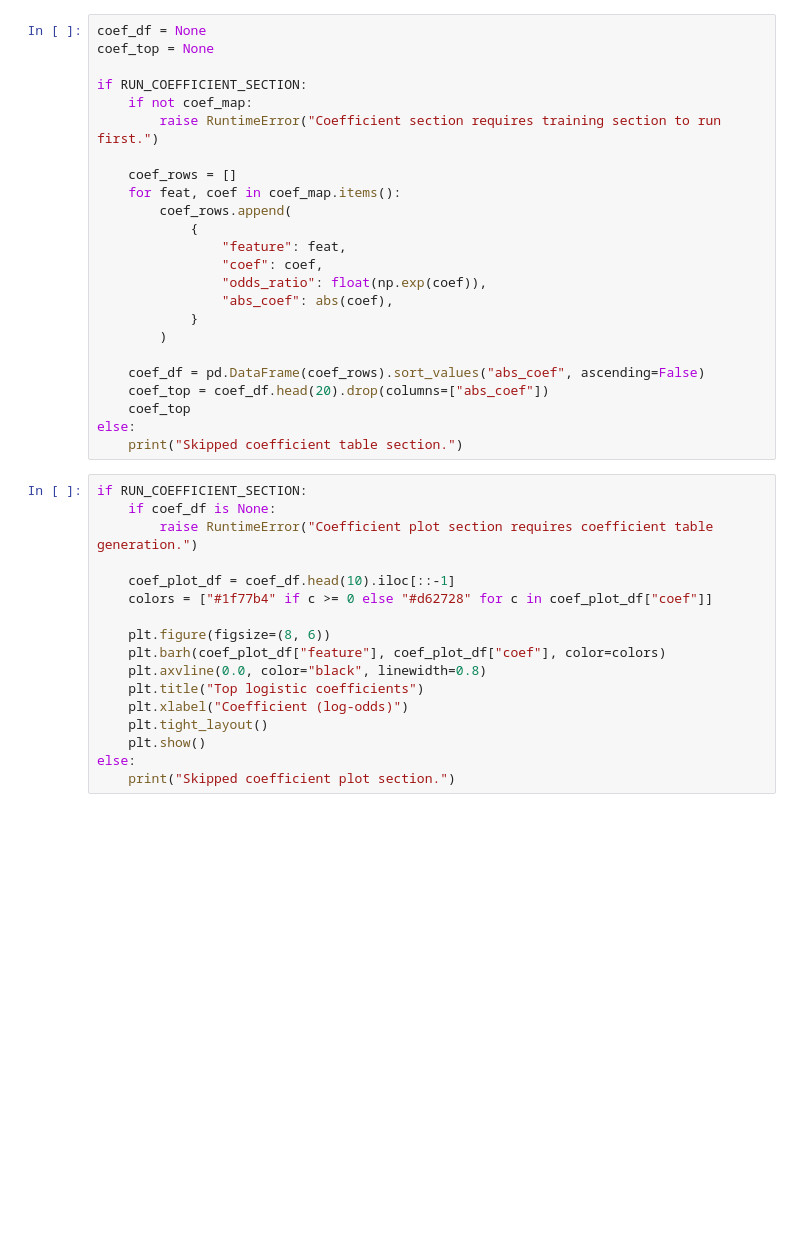
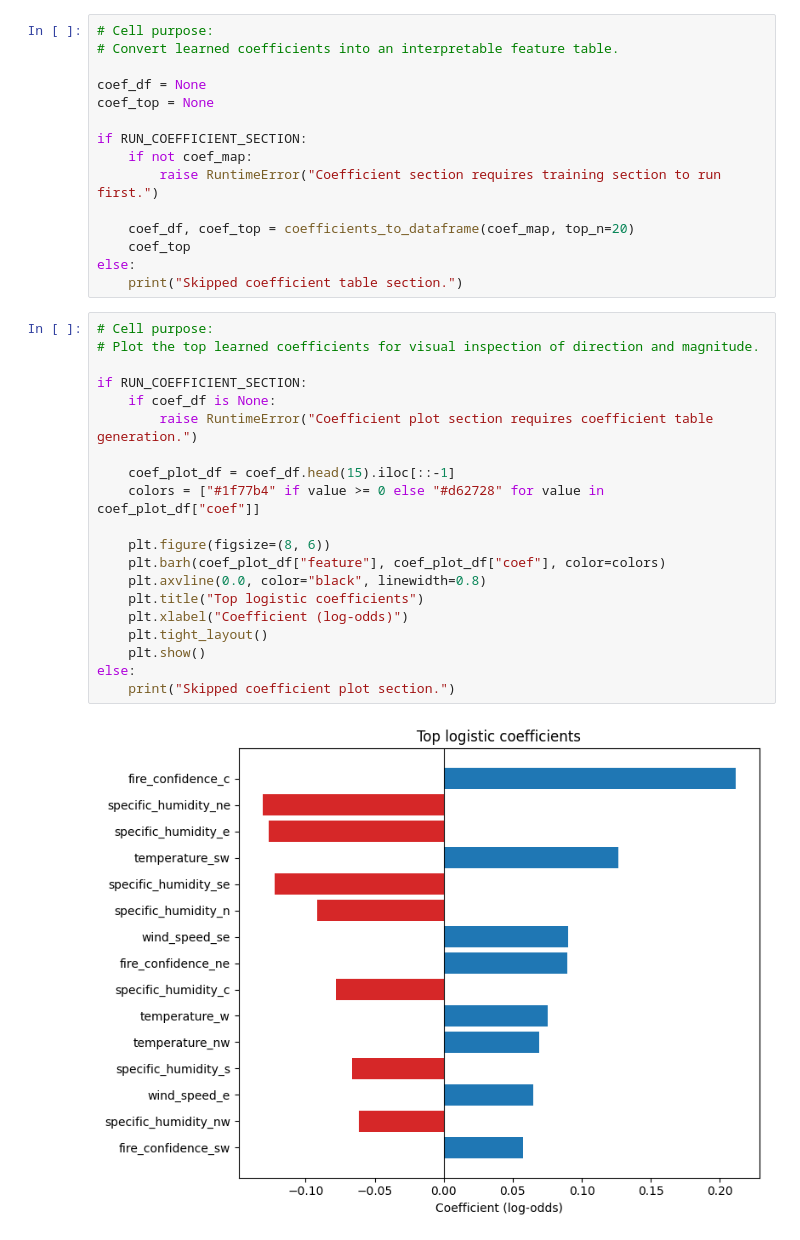
Before and after one commit to seanpatrickmay/wildfire-modeling, a Jupyter notebook: docs/neighbor_cell_confidence_regression.ipynb, the cells around one changed output. Saved outputs shown, nothing was run; the diff lists cells and outputs as text; blank space fills up the shorter version.

```diff
--- a/docs/neighbor_cell_confidence_regression.ipynb
+++ b/docs/neighbor_cell_confidence_regression.ipynb
@@ -1060,4 +839,7 @@ pr_df.head(501)
 # %%
+# Cell purpose:
+# Convert learned coefficients into an interpretable feature table.
+
 coef_df = None
 coef_top = None
 
@@ -1065,38 +847,31 @@ if RUN_COEFFICIENT_SECTION:
     if not coef_map:
         raise RuntimeError("Coefficient section requires training section to run first.")
 
-    coef_rows = []
-    for feat, coef in coef_map.items():
-        coef_rows.append(
-            {
-                "feature": feat,
-                "coef": coef,
-                "odds_ratio": float(np.exp(coef)),
-                "abs_coef": abs(coef),
-            }
-        )
-
-    coef_df = pd.DataFrame(coef_rows).sort_values("abs_coef", ascending=False)
-    coef_top = coef_df.head(20).drop(columns=["abs_coef"])
+    coef_df, coef_top = coefficients_to_dataframe(coef_map, top_n=20)
     coef_top
 else:
     print("Skipped coefficient table section.")
 # %%
+# Cell purpose:
+# Plot the top learned coefficients for visual inspection of direction and magnitude.
+
 if RUN_COEFFICIENT_SECTION:
     if coef_df is None:
         raise RuntimeError("Coefficient plot section requires coefficient table generation.")
 
-    coef_plot_df = coef_df.head(10).iloc[::-1]
-    colors = ["#1f77b4" if c >= 0 else "#d62728" for c in coef_plot_df["coef"]]
+    coef_plot_df = coef_df.head(15).iloc[::-1]
+    colors = ["#1f77b4" if value >= 0 else "#d62728" for value in coef_plot_df["coef"]]
 
     plt.figure(figsize=(8, 6))
     plt.barh(coef_plot_df["feature"], coef_plot_df["coef"], color=colors)
     plt.axvline(0.0, color="black", linewidth=0.8)
     plt.title("Top logistic coefficients")
     plt.xlabel("Coefficient (log-odds)")
     plt.tight_layout()
     plt.show()
 else:
     print("Skipped coefficient plot section.")
+# %% [output]
+[figure, added]
 # %% [markdown]
 ## 13) JSON-style report object
```
Also changed, not shown: parts of 42 cells of this notebook, 5 other files.
